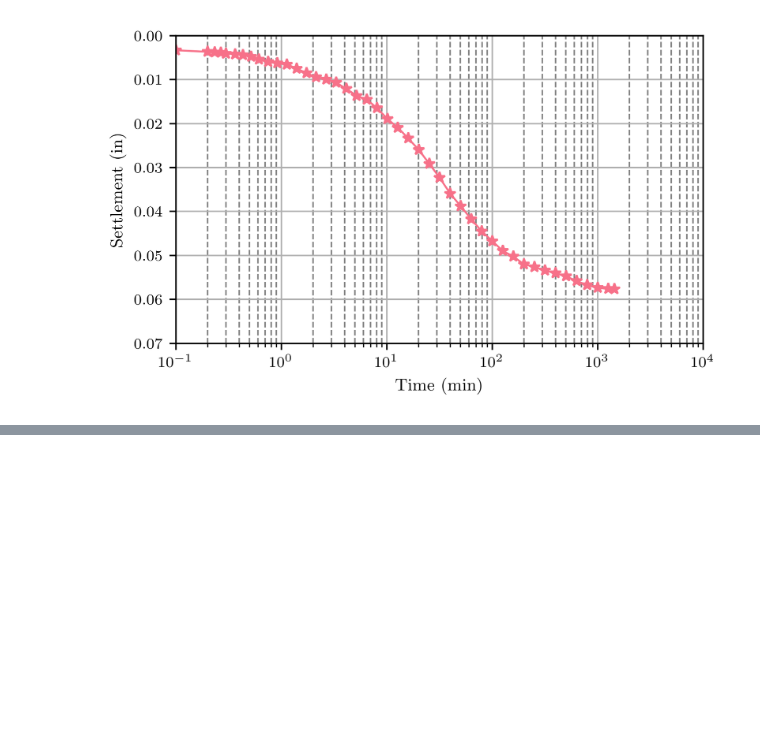
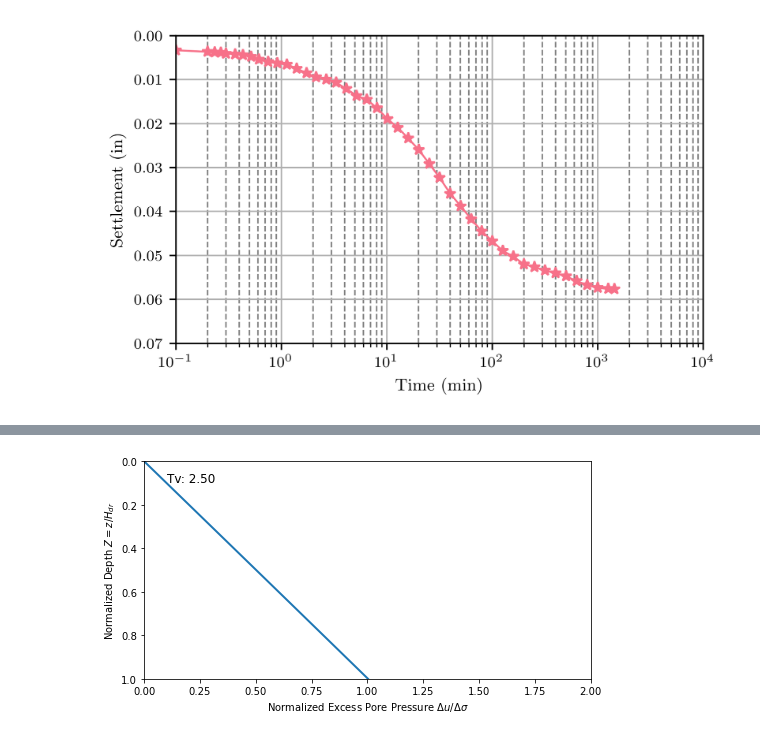
Before and after one commit to luisez1988/CIE365-Soil-mechanics, a Jupyter notebook: Rate_Consolidation/Untitled.ipynb, the cells around one changed output, grey strips where cells are left out. Drawn from its saved outputs; the diff is of its cells as text; code cells hidden in the pictures; blank space fills up the shorter version.

```diff
--- a/Rate_Consolidation/Untitled.ipynb
+++ b/Rate_Consolidation/Untitled.ipynb
@@ -31,0 +85,58 @@ plt.savefig('example.svg')
+# %%
+# now consider a linear initial pore pressure distribution
+# Define discretized normalized depths
+Z = np.linspace(0, 1, 100)  # normalized depth
+
+# Define normalized time
+T = np.linspace(0.001, 2.5, 100)  # normalized time
+
+# Initialize figure and axis
+fig, ax = plt.subplots()
+line, = ax.plot([], [], lw=2)
+ax.set_xlim(0, 2)
+ax.set_ylim(0, 1)
+ax.set_ylabel(r'Normalized Depth $Z=z/H_{dr}$')
+ax.set_xlabel(r'Normalized Excess Pore Pressure $\Delta u/\Delta \sigma$')
+# invert y-axis
+ax.invert_yaxis()
+
+# Make figure 8 by 4 inches
+fig.set_size_inches(8, 4)
+
+# make line width 2
+line.set_linewidth(2)
+
+#ax.set_title(r'Excess Pore Pressure Dissipation with Time')
+
+# Initialize excess pore pressure value
+#Delta_u = Z
+
+# Function to update the plot for each frame
+def update(frame):
+    t = T[frame]
+    Delta_u = np.zeros(len(Z))
+    for j in range(0, 100):
+        Delta_u += 4 * np.exp(-(2 * j + 1) ** 2 * np.pi ** 2 * 0.25 * t) * np.sin(0.5 * (2 * j + 1) * np.pi * Z) / ((2 * j + 1) * np.pi)
+    Delta_u += Z
+    line.set_data(Delta_u, Z)
+
+    # Update the time text
+    time_text.set_text(f'Tv: {t:.2f}')
+    return line,
+
+# Add a time counter text
+time_text = ax.text(0.05, 0.95, '', transform=ax.transAxes, fontsize=12,
+                     verticalalignment='top')
+
+# Create animation
+ani = FuncAnimation(fig, update, frames=len(T), blit=True)
+
+# Save the animation as a GIF at high dpi
+writer=PillowWriter(fps=10)
+ani.save('pore_pressure_dissipation.gif', writer=writer, dpi=300)
+
+# ani.save('excess_pore_pressure_dissipation.gif', writer=PillowWriter(fps=10))
+
+plt.show()
+# %% [output]
+[figure, added]
```
Also changed, not shown: parts of 3 cells of this notebook, 23 other files.
